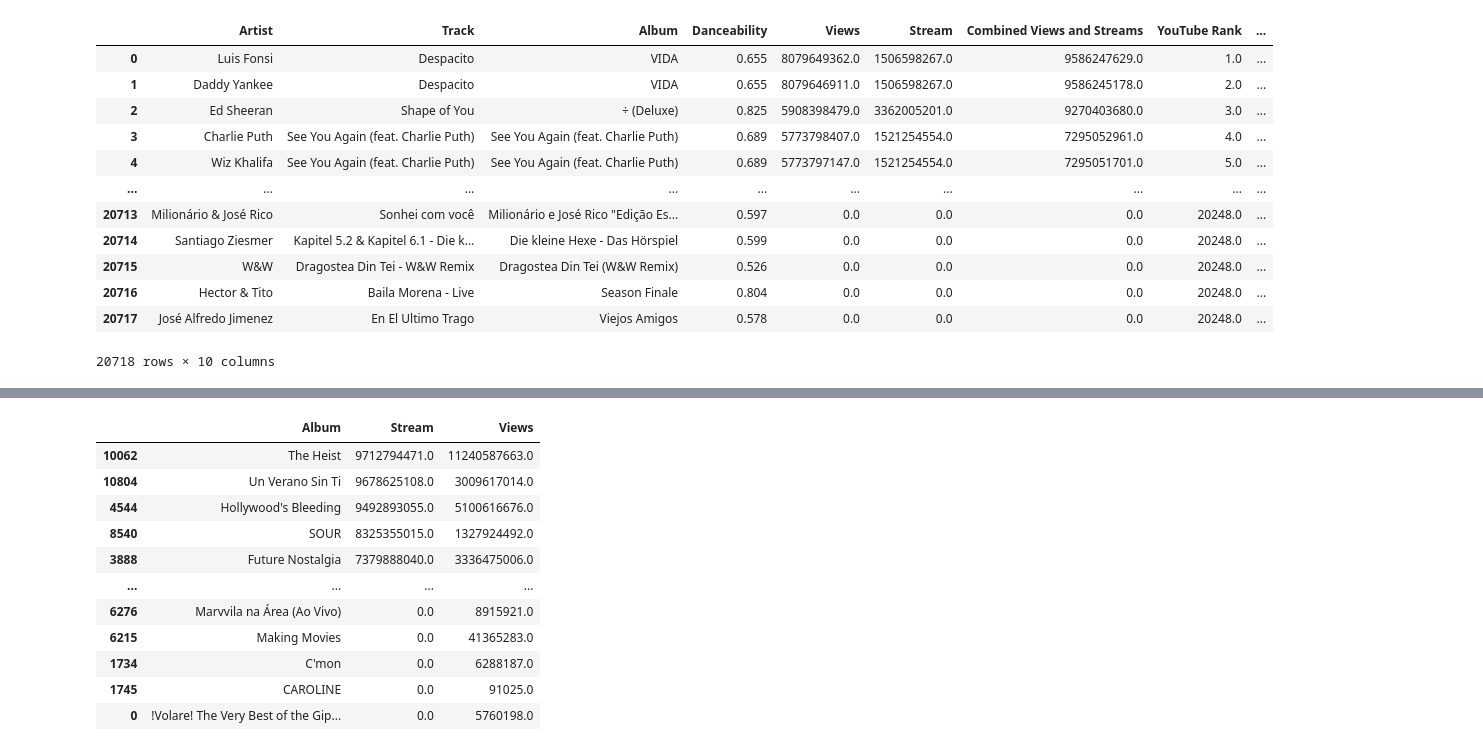
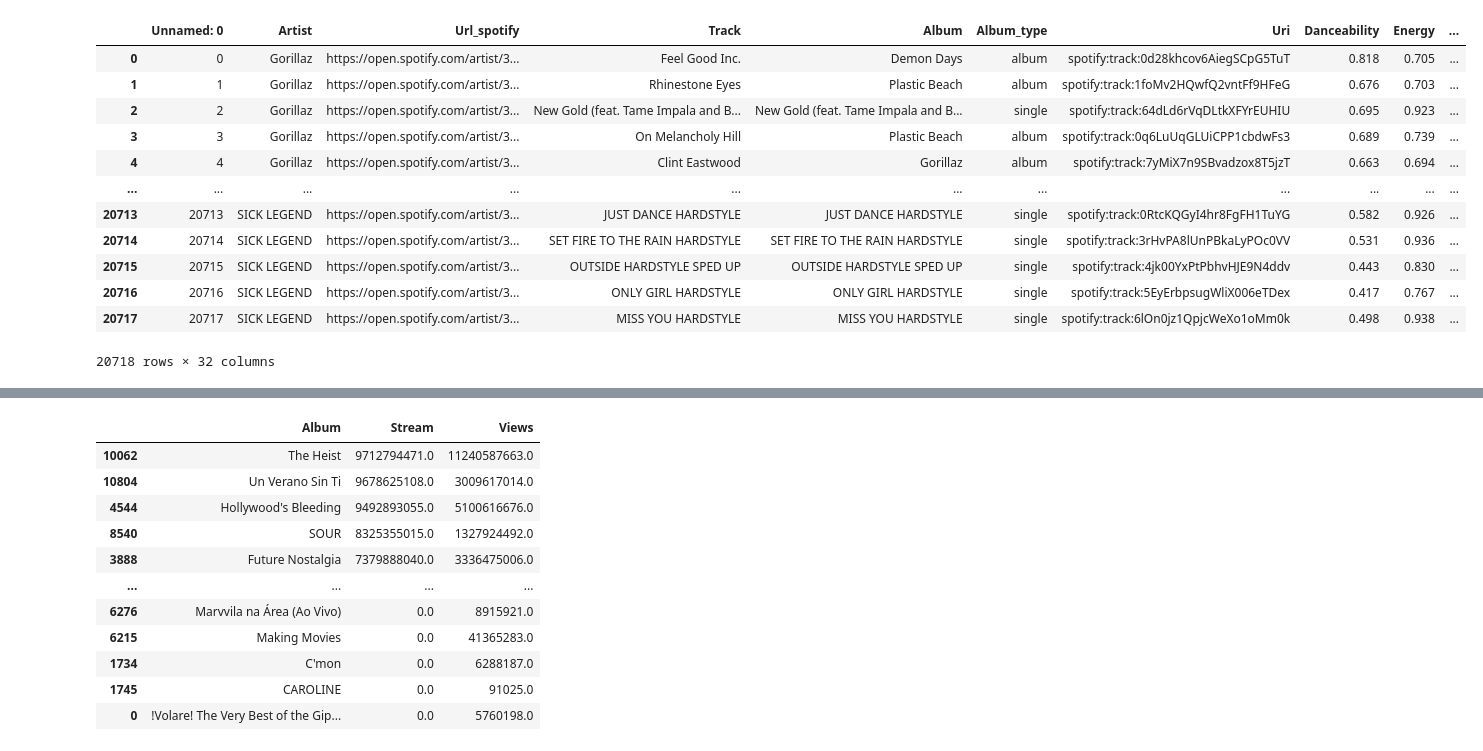
Before and after one commit to keval1051997/spotify-youtube-analysis, a Jupyter notebook: Project Template - Bryan's Edit.ipynb, the cells around one changed output, grey strips where cells are left out. Cells and saved outputs as stored; diff of their text form; code cells hidden in the pictures.

```diff
--- a/Project Template - Bryan's Edit.ipynb
+++ b/Project Template - Bryan's Edit.ipynb
@@ -76,24 +25,31 @@ See the caveats in the documentation: https://pandas.pydata.org/pandas-docs/stab
-# %%
-#YT views vs spotify streams - Bryan
-
-# Sort the DataFrame by "Combined Views and Streams" in descending order
-yt_vs_spotify = cleaned_spot_yt_df.sort_values(by="Combined Views and Streams", ascending=False).reset_index(drop=True)
-
-# Convert the DataFrame to string type
-sorted_df = yt_vs_spotify.astype(str)
-
-sorted_df
-# %% [output]
-|  | Artist | Track | Album | Danceability | Views | Stream | Combined Views and Streams | YouTube Rank | ... |
-| 0 | Luis Fonsi | Despacito | VIDA | 0.655 | 8079649362.0 | 1506598267.0 | 9586247629.0 | 1.0 | ... |
-| 1 | Daddy Yankee | Despacito | VIDA | 0.655 | 8079646911.0 | 1506598267.0 | 9586245178.0 | 2.0 | ... |
-| 2 | Ed Sheeran | Shape of You | ÷ (Deluxe) | 0.825 | 5908398479.0 | 3362005201.0 | 9270403680.0 | 3.0 | ... |
-| 3 | Charlie Puth | See You Again (feat. Charlie Puth) | See You Again (feat. Charlie Puth) | 0.689 | 5773798407.0 | 1521254554.0 | 7295052961.0 | 4.0 | ... |
-| 4 | Wiz Khalifa | See You Again (feat. Charlie Puth) | See You Again (feat. Charlie Puth) | 0.689 | 5773797147.0 | 1521254554.0 | 7295051701.0 | 5.0 | ... |
-| ... | ... | ... | ... | ... | ... | ... | ... | ... | ... |
-| 20713 | Milionário & José Rico | Sonhei com você | Milionário e José Rico "Edição Es... | 0.597 | 0.0 | 0.0 | 0.0 | 20248.0 | ... |
-| 20714 | Santiago Ziesmer | Kapitel 5.2 & Kapitel 6.1 - Die k... | Die kleine Hexe - Das Hörspiel | 0.599 | 0.0 | 0.0 | 0.0 | 20248.0 | ... |
-| 20715 | W&W | Dragostea Din Tei - W&W Remix | Dragostea Din Tei (W&W Remix) | 0.526 | 0.0 | 0.0 | 0.0 | 20248.0 | ... |
-| 20716 | Hector & Tito | Baila Morena - Live | Season Finale | 0.804 | 0.0 | 0.0 | 0.0 | 20248.0 | ... |
-| 20717 | José Alfredo Jimenez | En El Ultimo Trago | Viejos Amigos | 0.578 | 0.0 | 0.0 | 0.0 | 20248.0 | ... |
-20718 rows × 10 columns
+# %%
+#clean DF for analysis and add new columns
+spot_yt_df["Views"] = spot_yt_df["Views"].fillna(0)
+spot_yt_df["Stream"] = spot_yt_df["Stream"].fillna(0)
+spot_yt_df["Danceability"] = spot_yt_df["Danceability"].fillna(0)
+
+# Add "Views" and "Stream" together and create a new column "Combined Data"
+
+spot_yt_df['Combined Views and Streams'] = (spot_yt_df['Stream'] + spot_yt_df['Views'])
+
+
+spot_yt_df['YouTube Rank'] = spot_yt_df['Views'].rank(ascending=False, method='min')
+spot_yt_df['Spotify Rank'] = spot_yt_df['Stream'].rank(ascending=False, method='min')
+spot_yt_df['Overall Rank'] = spot_yt_df['Combined Views and Streams'].rank(ascending=False, method='min')
+
+
+spot_yt_df
+# %% [output]
+|  | Unnamed: 0 | Artist | Url_spotify | Track | Album | Album_type | Uri | Danceability | Energy | ... |
+| 0 | 0 | Gorillaz | https://open.spotify.com/artist/3... | Feel Good Inc. | Demon Days | album | spotify:track:0d28khcov6AiegSCpG5TuT | 0.818 | 0.705 | ... |
+| 1 | 1 | Gorillaz | https://open.spotify.com/artist/3... | Rhinestone Eyes | Plastic Beach | album | spotify:track:1foMv2HQwfQ2vntFf9HFeG | 0.676 | 0.703 | ... |
+| 2 | 2 | Gorillaz | https://open.spotify.com/artist/3... | New Gold (feat. Tame Impala and B... | New Gold (feat. Tame Impala and B... | single | spotify:track:64dLd6rVqDLtkXFYrEUHIU | 0.695 | 0.923 | ... |
+| 3 | 3 | Gorillaz | https://open.spotify.com/artist/3... | On Melancholy Hill | Plastic Beach | album | spotify:track:0q6LuUqGLUiCPP1cbdwFs3 | 0.689 | 0.739 | ... |
+| 4 | 4 | Gorillaz | https://open.spotify.com/artist/3... | Clint Eastwood | Gorillaz | album | spotify:track:7yMiX7n9SBvadzox8T5jzT | 0.663 | 0.694 | ... |
+| ... | ... | ... | ... | ... | ... | ... | ... | ... | ... | ... |
+| 20713 | 20713 | SICK LEGEND | https://open.spotify.com/artist/3... | JUST DANCE HARDSTYLE | JUST DANCE HARDSTYLE | single | spotify:track:0RtcKQGyI4hr8FgFH1TuYG | 0.582 | 0.926 | ... |
+| 20714 | 20714 | SICK LEGEND | https://open.spotify.com/artist/3... | SET FIRE TO THE RAIN HARDSTYLE | SET FIRE TO THE RAIN HARDSTYLE | single | spotify:track:3rHvPA8lUnPBkaLyPOc0VV | 0.531 | 0.936 | ... |
+| 20715 | 20715 | SICK LEGEND | https://open.spotify.com/artist/3... | OUTSIDE HARDSTYLE SPED UP | OUTSIDE HARDSTYLE SPED UP | single | spotify:track:4jk00YxPtPbhvHJE9N4ddv | 0.443 | 0.830 | ... |
+| 20716 | 20716 | SICK LEGEND | https://open.spotify.com/artist/3... | ONLY GIRL HARDSTYLE | ONLY GIRL HARDSTYLE | single | spotify:track:5EyErbpsugWliX006eTDex | 0.417 | 0.767 | ... |
+| 20717 | 20717 | SICK LEGEND | https://open.spotify.com/artist/3... | MISS YOU HARDSTYLE | MISS YOU HARDSTYLE | single | spotify:track:6lOn0jz1QpjcWeXo1oMm0k | 0.498 | 0.938 | ... |
+20718 rows × 32 columns
```
Also changed, not shown: parts of 5 cells of this notebook.
